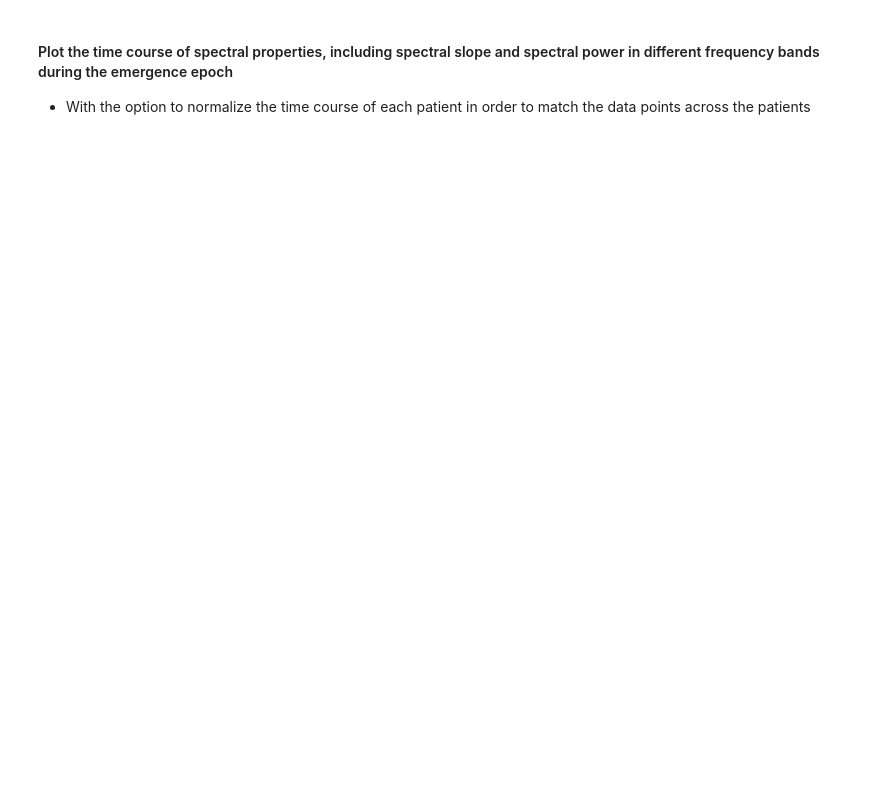
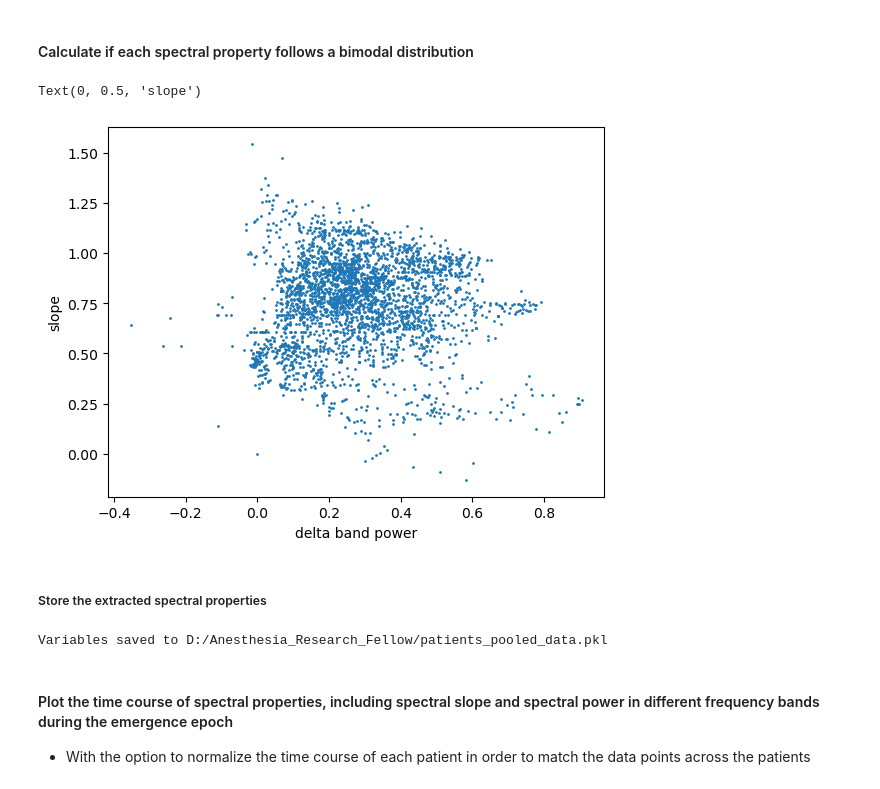
Before and after one commit to maboudi/capachinos, a Jupyter notebook: notebooks/power_sepctral_slope_group_A_vs_B.ipynb, the cells around one changed output. Drawn from its saved outputs; the diff is of its cells as text; code cells hidden in the pictures; blank space fills up the shorter version.

```diff
--- a/notebooks/power_sepctral_slope_group_A_vs_B.ipynb
+++ b/notebooks/power_sepctral_slope_group_A_vs_B.ipynb
@@ -149,21 +982,63 @@ Index(['Patient_Label', 'Group_Number'], dtype='object')
+# %% [markdown]
+#### Calculate if each spectral property follows a bimodal distribution
+# %%
+spectral_slope_pooled = [reg_fit_slope[p]['prefrontal']['emergence'] for p in reg_fit_slope]
+# spectral_slope_pooled = [reg_fit_slope['CA-04']['prefrontal'][epoch] for epoch in reg_fit_slope['CA-01']['prefrontal']]
+spectral_slope_pooled = np.concatenate(spectral_slope_pooled, axis = 0)
+
+alpha_power_pooled = [fband_power_fooof['alpha'][p]['prefrontal']['emergence'] for p in fband_power_fooof['alpha']]
+alpha_power_pooled = np.concatenate(alpha_power_pooled, axis = 0)
+alpha_power_pooled[np.isnan(alpha_power_pooled)] = 0
+
+delta_power_pooled = [fband_power_fooof['delta'][p]['prefrontal']['emergence'] for p in fband_power_fooof['delta']]
+delta_power_pooled = np.concatenate(delta_power_pooled, axis = 0)
+
+from mpl_toolkits.mplot3d import Axes3D
+
+fig=plt.figure()
+ax = fig.add_subplot(111)
+# ax = fig.add_subplot(111, projection='3d')
+ax.scatter(delta_power_pooled, spectral_slope_pooled, s= 1) # , alpha_power_pooled,
+ax.set_xlabel('delta band power')
+ax.set_ylabel('slope')
+# %% [output]
+Text(0, 0.5, 'slope')
+[figure, added]
+# %% [markdown]
+##### Store the extracted spectral properties
 # %%
-# patients_pooled_data = {
-#     "df": df,
-#     "groups": groups,
-#     "win_center": win_center,
-#     "psd": psd,
-#     "reg_fit_slope": reg_fit_slope,
-#     "fooof_fit_slope": fooof_fit_slope,
-#     "fband_power_reg": fband_power_reg,
-#     "fband_power_fooof": fband_power_fooof,
-#     "fband_power_abs": fband_power_abs,
-#     "group_label": group_label
-# }
+bands = ['alpha', 'delta', 'beta', 'gamma']
+power_categories = {
+    "power_reg": fband_power_reg,
+    "power_fooof": fband_power_fooof,
+    "power_abs": fband_power_abs,
+    "central_freq": fband_central_freq
+}
+
+patients_pooled_data = {
+    "df": df,
+    "groups": groups,
+    "win_center": win_center,
+    "psd": psd,
+    "reg_fit_slope": reg_fit_slope,
+    "fooof_fit_slope": fooof_fit_slope,
+    "group_label": group_label
+}
+
+# Add the power values to the dictionary dynamically
+for category, data in power_categories.items():
+    for band in bands:
+        key = f"fband_{category}_{band}" if category != "central_freq" else f"fband_central_freq_{band}"
+        patients_pooled_data[key] = data[band]
+
+
 
 # Save to a file
 save_path = "D:/Anesthesia_Research_Fellow/patients_pooled_data.pkl"
-# joblib.dump(patients_pooled_data, save_path)
-# print(f"Variables saved to {save_path}")
+joblib.dump(patients_pooled_data, save_path)
+print(f"Variables saved to {save_path}")
 
 
-patients_pooled_data = joblib.load(save_path)
+# patients_pooled_data = joblib.load(save_path)
+# %% [output]
+Variables saved to D:/Anesthesia_Research_Fellow/patients_pooled_data.pkl
```
Also changed, not shown: parts of 52 cells of this notebook, 3 other files.
